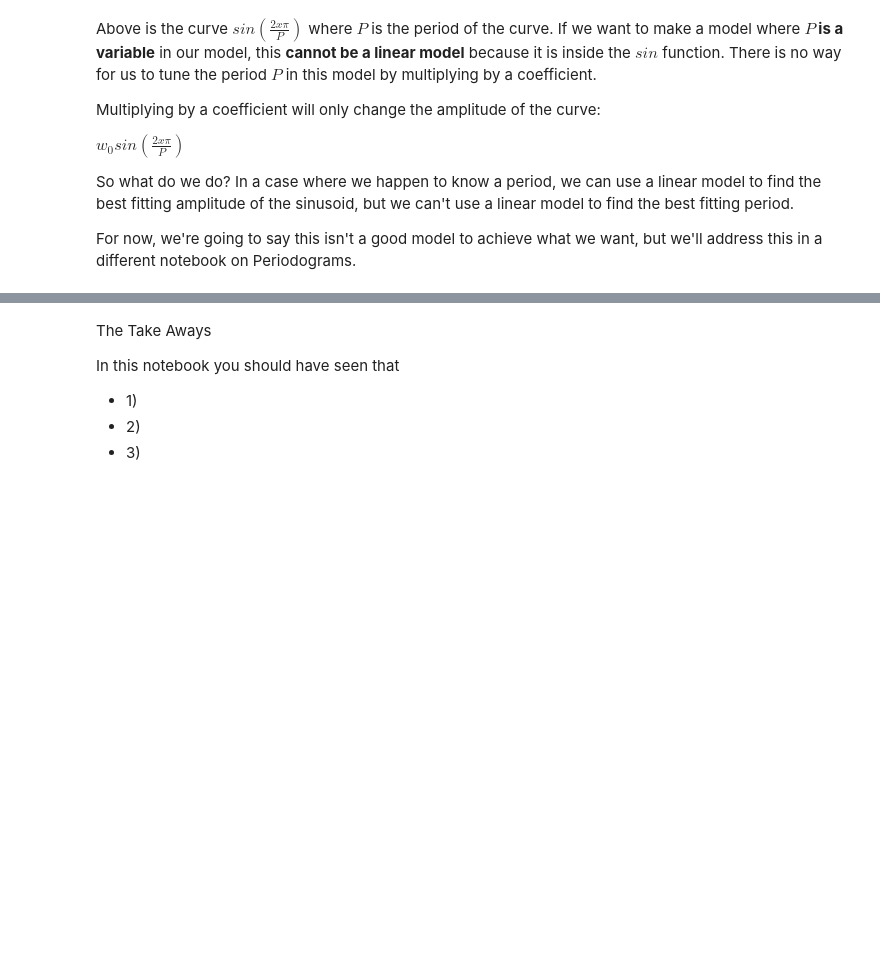
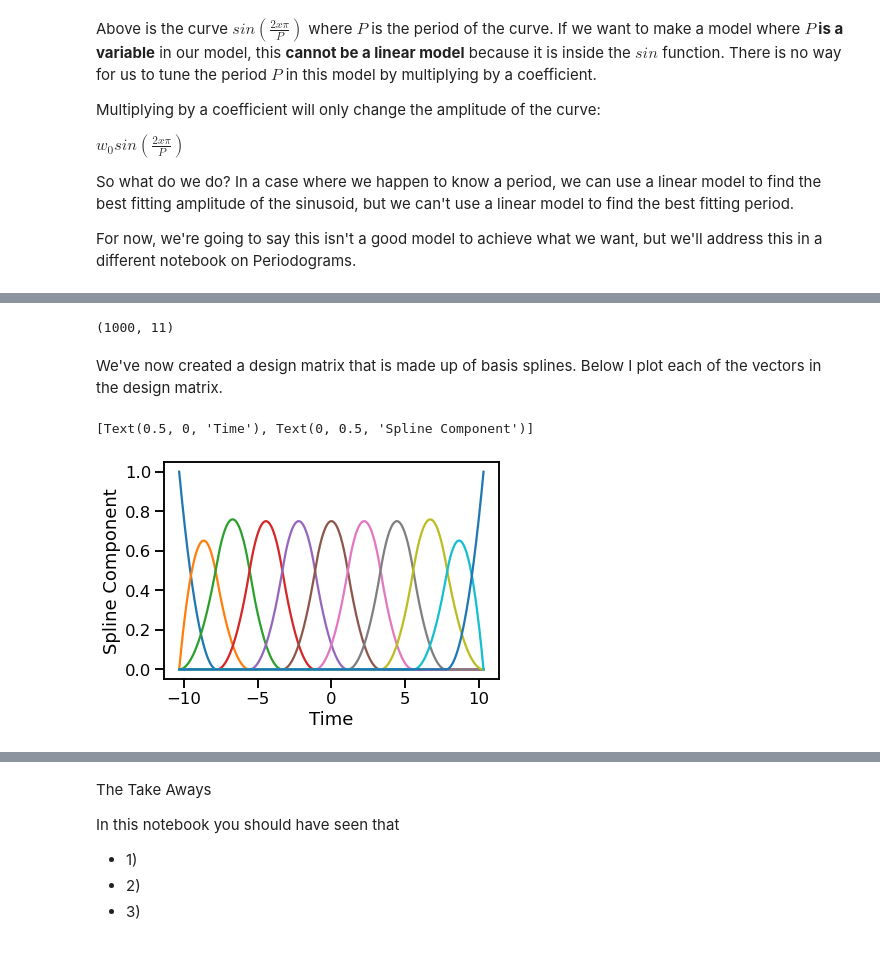
Before and after one commit to christinahedges/BuildingFastLinearModels, a Jupyter notebook: docs/1-3_real-life-linear-models.ipynb, the cells around one changed output, grey strips where cells are left out. Saved outputs shown, nothing was run; the diff lists cells and outputs as text; code cells hidden in the pictures; blank space fills up the shorter version.

```diff
--- a/docs/1-3_real-life-linear-models.ipynb
+++ b/docs/1-3_real-life-linear-models.ipynb
@@ -213,0 +223,18 @@ For now, we're going to say this isn't a good model to achieve what we want, but
+# %%
+from patsy import dmatrix
+knots = list(np.linspace(10, -10, 10)[1:-1])
+A_spline = np.asarray(dmatrix(f"bs(x, knots={knots}, degree=2, include_intercept=True) - 1",
+                            {"x": x}))
+# %%
+A_spline.shape
+# %% [output]
+(1000, 11)
+# %% [markdown]
+We've now created a design matrix that is made up of basis splines. Below I plot each of the vectors in the design matrix.
+# %%
+fig, ax = plt.subplots()
+ax.plot(x, A_spline)
+ax.set(xlabel="Time", ylabel="Spline Component")
+# %% [output]
+[Text(0.5, 0, 'Time'), Text(0, 0.5, 'Spline Component')]
+[figure, added]
```
Also changed, not shown: parts of 20 cells of this notebook.
